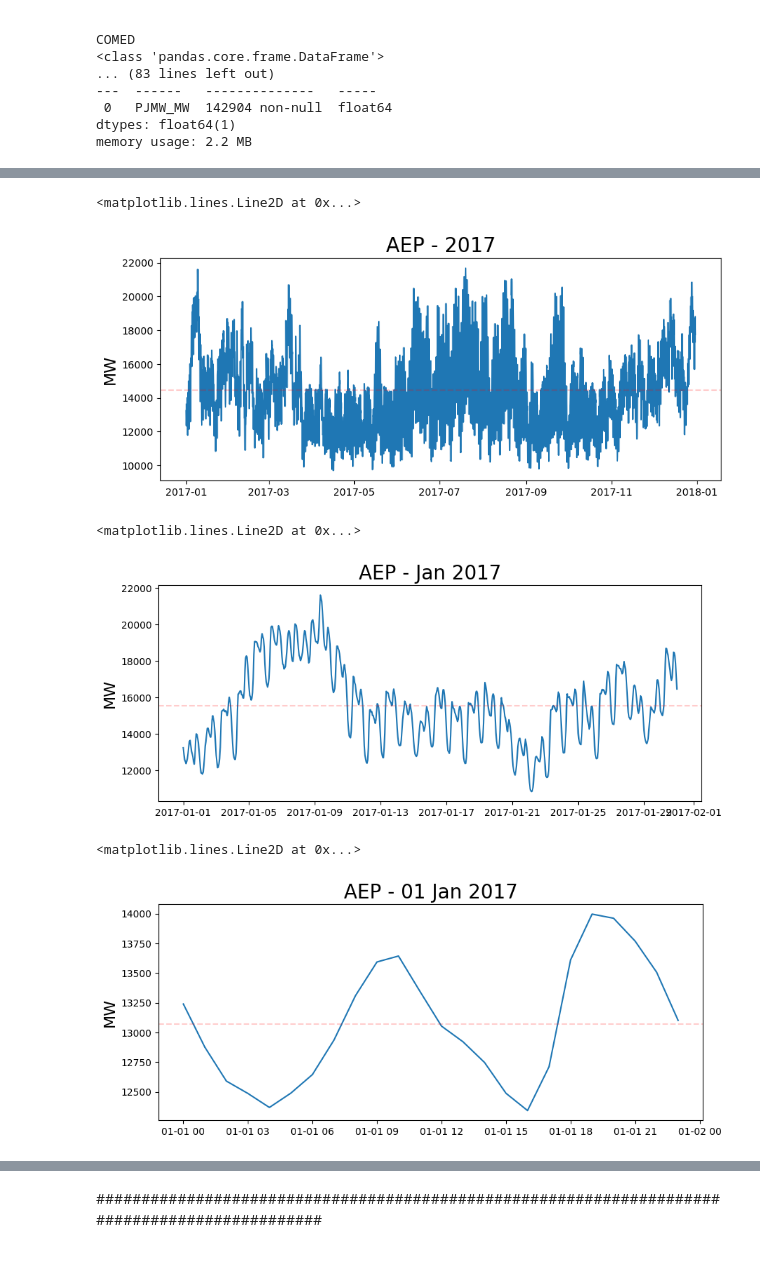
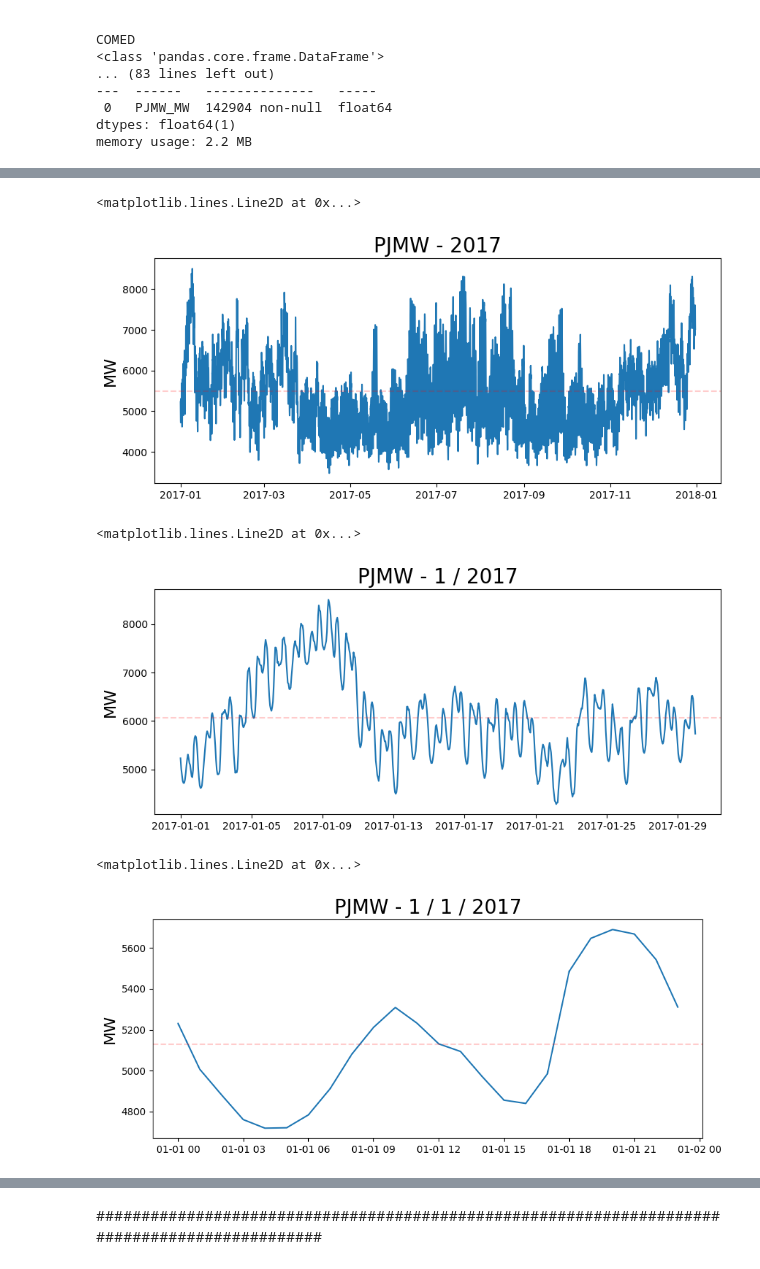
Before and after one commit to PriankaV/Energy-Consumption-Forecasting, a Jupyter notebook: SARIMA.ipynb, the cells around one changed output, grey strips where cells are left out. Saved outputs shown, nothing was run; the diff lists cells and outputs as text; code cells hidden in the pictures.

```diff
--- a/SARIMA.ipynb
+++ b/SARIMA.ipynb
@@ -134,63 +141,67 @@ from datetime import timedelta
 import matplotlib.pyplot as plt
 from statsmodels.tsa.stattools import acf, pacf
 # %%
-# plot toy dataset
+# plot a small subset of dataset
+year = 2017
+utility = "PJMW"
 
-start_date = datetime(2017, 1, 1)
-end_date = datetime(2017, 12, 31)
-df_AEP_2017 = processed_data["AEP"][start_date:end_date]
+start_date = datetime(year, 1, 1)
+end_date = datetime(year, 12, 31)
+df_year = processed_data[utility][start_date:end_date]
 
 plt.figure(figsize=(10,4))
-plt.plot(df_AEP_2017)
-plt.title('AEP - 2017', fontsize=20)
+plt.plot(df_year)
+plt.title(utility + " - " + str(year), fontsize=20)
 plt.ylabel('MW', fontsize=16)
-for year in range(start_date.year,end_date.year):
-    plt.axvline(pd.to_datetime(str(year)+'-01-01'), color='k', linestyle='--', alpha=0.2)
+for plot_year in range(start_date.year,end_date.year):
+    plt.axvline(pd.to_datetime(str(plot_year)+'-01-01'), color='k', linestyle='--', alpha=0.2)
 
 # plot the mean
-mean = df_AEP_2017["AEP_MW"].mean()
+mean = df_year[utility + "_MW"].mean()
 plt.axhline(mean, color='r', alpha=0.2, linestyle='--')
 # %% [output]
 <matplotlib.lines.Line2D at 0x...>
-[figure, old version]
+[figure, new version]
 # %%
-# plot toy dataset
+# zoom in on one month
+month = 1
 
-start_date = datetime(2017, 1, 1)
-end_date = datetime(2017, 1, 31)
-df_AEP_2017_jan = processed_data["AEP"][start_date:end_date]
+start_date = datetime(year, month, 1)
+end_date = datetime(year, month, 30)
+df_month = processed_data[utility][start_date:end_date]
 
 plt.figure(figsize=(10,4))
-plt.plot(df_AEP_2017_jan)
-plt.title('AEP - Jan 2017', fontsize=20)
+plt.plot(df_month)
+plt.title(utility + ' - ' + str(month) + ' / ' + str(year), fontsize=20)
 plt.ylabel('MW', fontsize=16)
-for year in range(start_date.year,end_date.year):
-    plt.axvline(pd.to_datetime(str(year)+'-01-01'), color='k', linestyle='--', alpha=0.2)
+for plot_year in range(start_date.year,end_date.year):
+    plt.axvline(pd.to_datetime(str(plot_year)+'-01-01'), color='k', linestyle='--', alpha=0.2)
 
 # plot the mean
-mean = df_AEP_2017_jan["AEP_MW"].mean()
+mean = df_month[utility + "_MW"].mean()
 plt.axhline(mean, color='r', alpha=0.2, linestyle='--')
 # %% [output]
 <matplotlib.lines.Line2D at 0x...>
-[figure, old version]
+[figure, new version]
 # %%
-# plot toy dataset
+# zoom in on one day
+day = 1
 
-start_date = datetime(2017, 1, 1, 0, 0)
-end_date = datetime(2017, 1, 1, 23, 0)
-df_AEP_2017_jan01 = processed_data["AEP"][start_date:end_date]
+start_date = datetime(year, month, day, 0, 0)
+end_date = datetime(year, month, day, 23, 0)
+df_day = processed_data[utility][start_date:end_date]
 
 plt.figure(figsize=(10,4))
-plt.plot(df_AEP_2017_jan01)
-plt.title('AEP - 01 Jan 2017', fontsize=20)
+plt.plot(df_day)
+plt.title(utility + ' - ' + str(month) + ' / ' + str(day) + ' / ' + str(year), fontsize=20)
 plt.ylabel('MW', fontsize=16)
-for year in range(start_date.year,end_date.year):
-    plt.axvline(pd.to_datetime(str(year)+'-01-01'), color='k', linestyle='--', alpha=0.2)
+for plot_year in range(start_date.year,end_date.year):
+    plt.axvline(pd.to_datetime(str(plot_year)+'-01-01'), color='k', linestyle='--', alpha=0.2)
 
 # plot the mean
-mean = df_AEP_2017_jan01["AEP_MW"].mean()
+mean = df_day[utility + "_MW"].mean()
 plt.axhline(mean, color='r', alpha=0.2, linestyle='--')
 # %% [output]
 <matplotlib.lines.Line2D at 0x...>
-[figure, old version]
+[figure, new version]
 # %%
```
Also changed, not shown: parts of 24 cells of this notebook.
